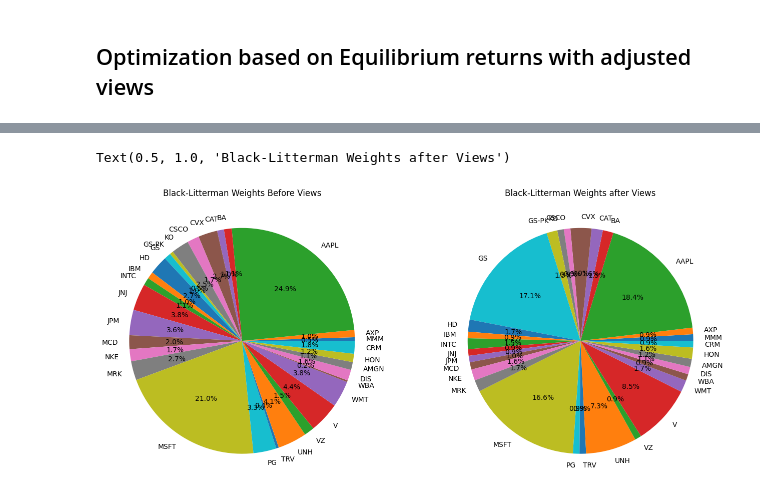
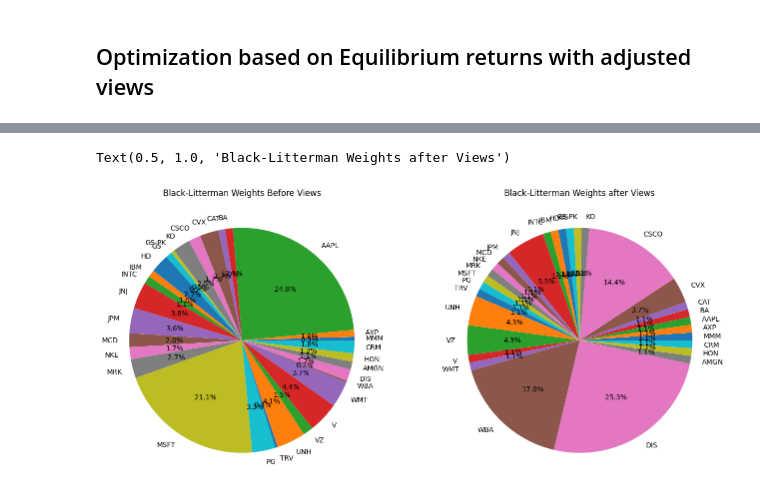
Before and after one commit to ps1899/Portfolio_Optimization-Black_Litterman, a Jupyter notebook: bl copy.ipynb, the cells around one changed output, grey strips where cells are left out. Cells and saved outputs as stored; diff of their text form; code cells hidden in the pictures.

```diff
--- a/bl copy.ipynb
+++ b/bl copy.ipynb
@@ -84,7 +84,7 @@ def daily_asset_estimator(prices):
 
 W = np.array(caps)/sum(caps)
 R, C = daily_asset_estimator(prices)
-rf = 0.04
+rf = 0.0353
 # %% [output]
 [-0.01139749  0.12995906  0.26771352  0.14330435  0.19238213  0.12186442
   0.10622025  0.06863905  0.00242946  0.13351046  0.18575797  0.02421168
@@ -591,15 +613,15 @@ display(pd.DataFrame({'Weight': result_3.W}, index = names).T)
 # %%
 # Comparison b/w Black-Litterman Weights Before Views & Black-Litterman Weights after Views
 labels = stocks_list
 BL_weights = result_2.W
 BL_views_weights = result_3.W
 fig, axs = plt.subplots(1, 2, figsize = (16, 8))
 # ...
 axs[0].pie(BL_weights,labels = labels, autopct = '%1.1f%%')
 axs[0].set_title('Black-Litterman Weights Before Views')
 # ...
-axs[1].pie(final_weights,labels = labels, autopct = '%1.1f%%')
+axs[1].pie(BL_views_weights,labels = labels, autopct = '%1.1f%%')
 axs[1].set_title('Black-Litterman Weights after Views')
 # %% [output]
 Text(0.5, 1.0, 'Black-Litterman Weights after Views')
-[figure, old version]
+[figure, new version]
```
Also changed, not shown: parts of 15 cells of this notebook, 5 other files.
